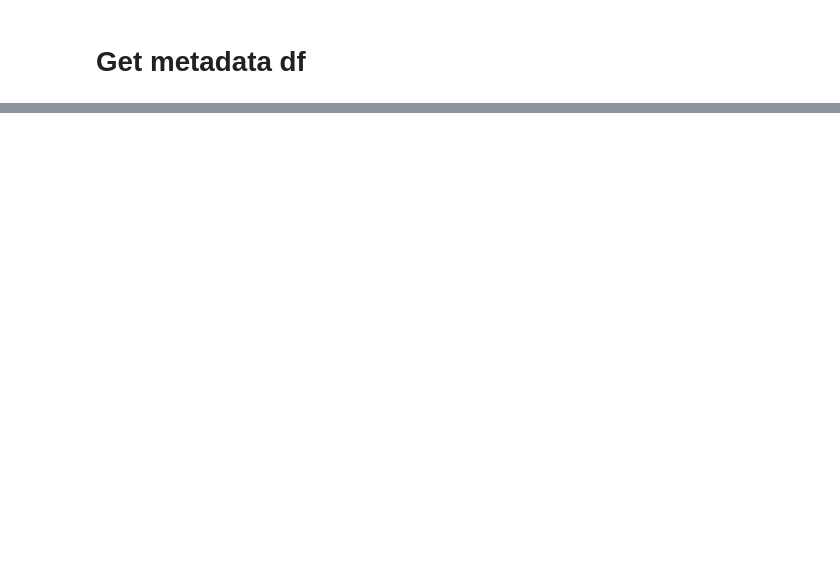
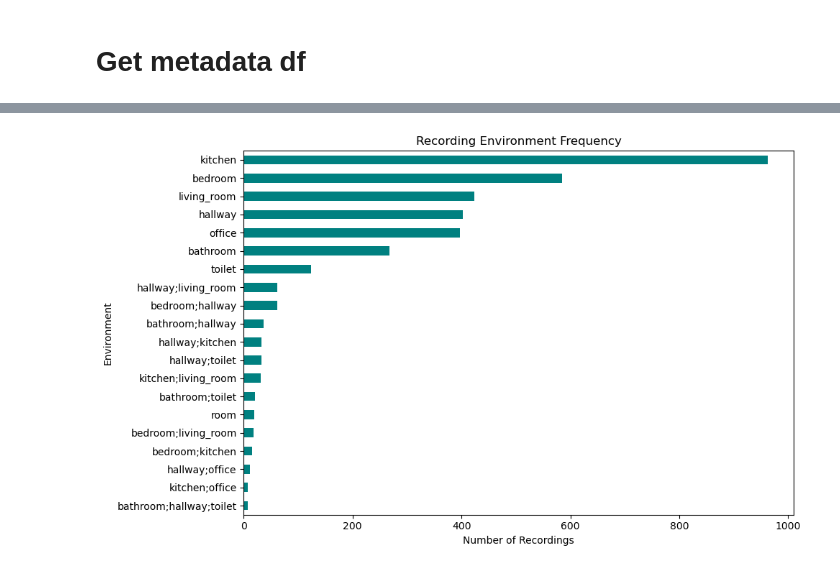
Before and after one commit to Carapet07/MLPC2026, a Jupyter notebook: notebooks/roma_notebook.ipynb, the cells around one changed output, grey strips where cells are left out. Cells and saved outputs as stored; diff of their text form; code cells hidden in the pictures; blank space fills up the shorter version.

```diff
--- a/notebooks/roma_notebook.ipynb
+++ b/notebooks/roma_notebook.ipynb
@@ -82,0 +262,17 @@ metadata_df.head()
+# %%
+
+def normalize_environment_combo(s):
+    parts = str(s).lower().strip().split(";")
+    parts = [re.sub(r"\s+", " ", p.strip()) for p in parts]   # clean spaces
+    parts = sorted(parts)                                     # sort labels
+    return ";".join(parts)
+
+metadata_copy = metadata_df.copy()
+
+metadata_df["recording_environment"] = (
+    metadata_copy["recording_environment"].apply(normalize_environment_combo)
+)
+
+combo_counts = metadata_df["recording_environment"].value_counts()
+
+print(combo_counts.head(20))
@@ -82,0 +297,13 @@ metadata_df.head()
+# %%
+import matplotlib.pyplot as plt
+
+plt.figure(figsize=(10, 6))
+combo_counts.head(20).sort_values().plot(kind="barh", color="teal")
+
+plt.title("Recording Environment Frequency")
+plt.xlabel("Number of Recordings")
+plt.ylabel("Environment")
+plt.tight_layout()
+plt.show()
+# %% [output]
+[figure, added]
```
Also changed, not shown: parts of 19 cells of this notebook, 2 other files.
